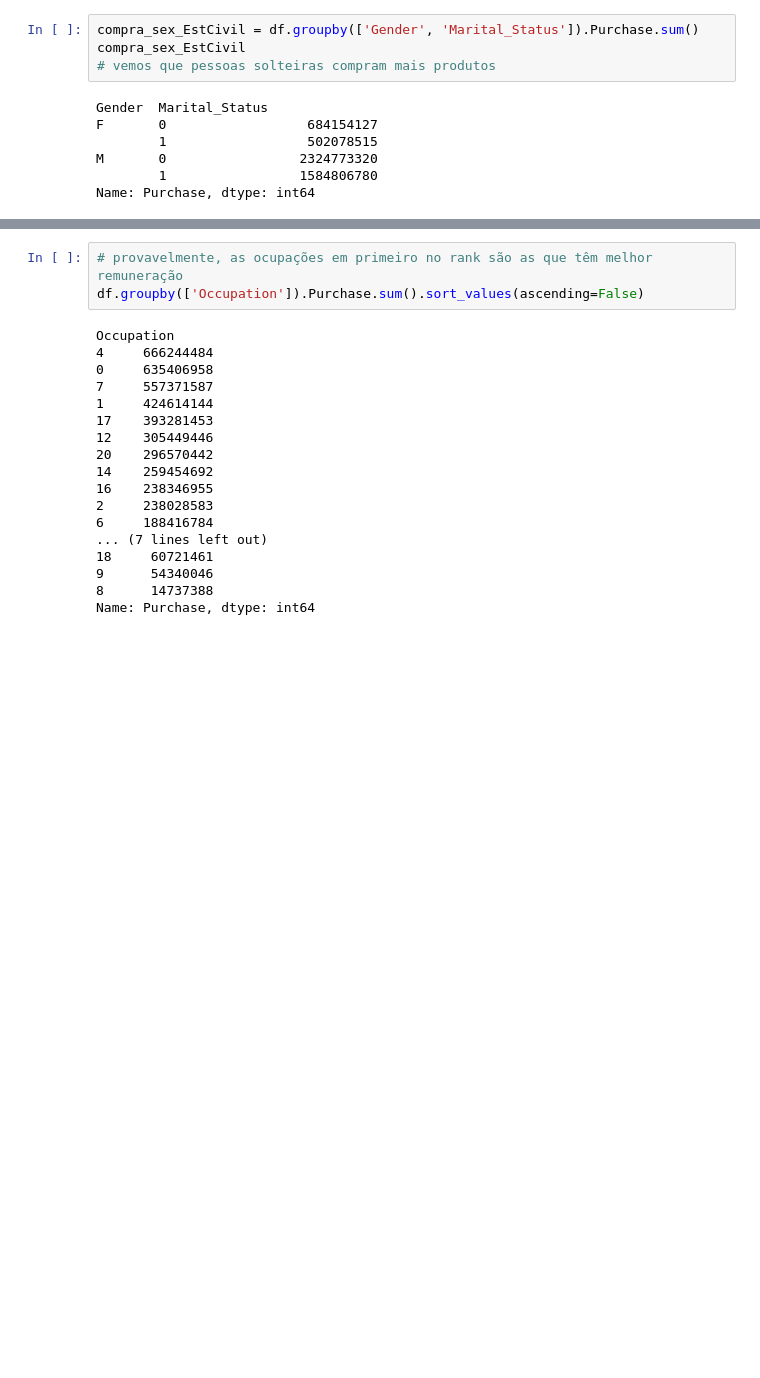
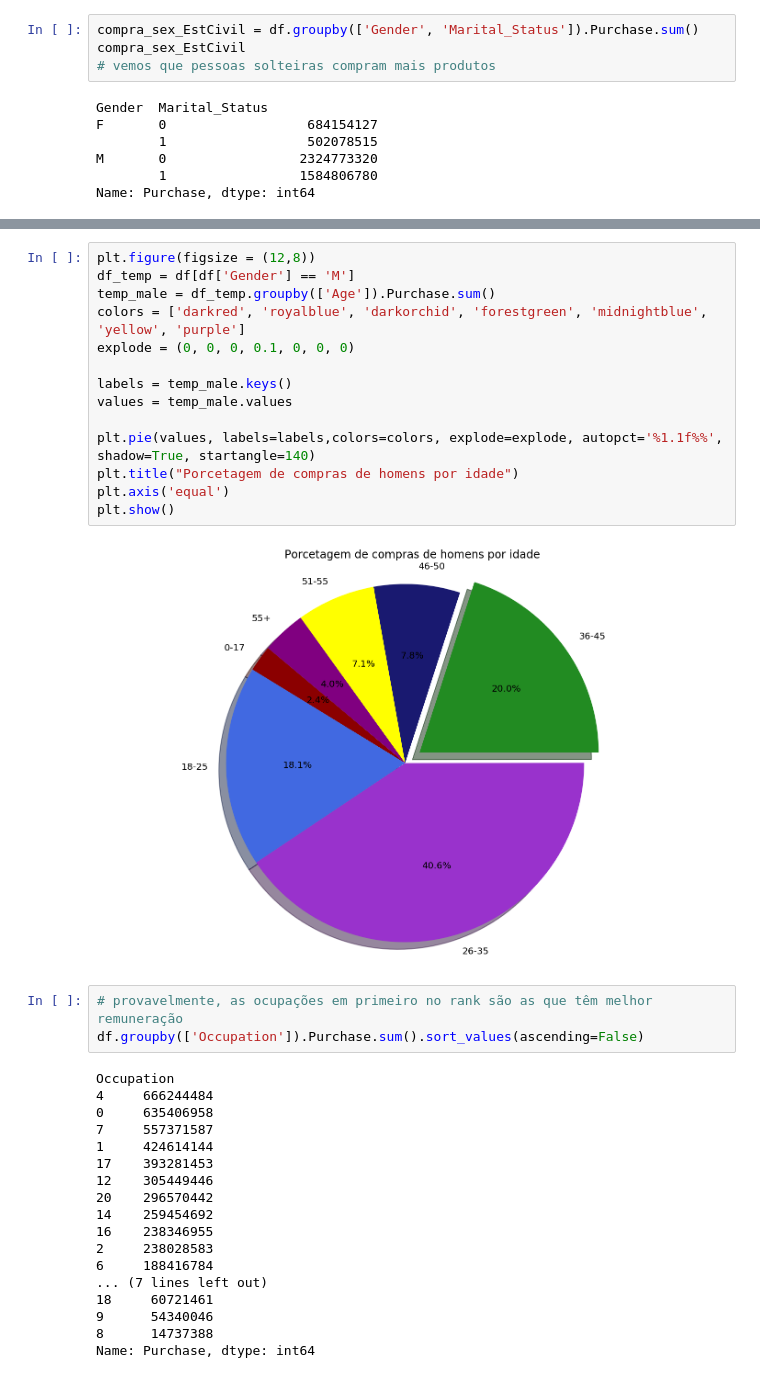
Before and after one commit to BrenoLD94/DataScience-Projects, a Jupyter notebook: <BlackFriday/<Code/Black Friday Code.ipynb, the cells around one changed output, grey strips where cells are left out. Cells and saved outputs as stored; diff of their text form; blank space fills up the shorter version.

```diff
--- a/<BlackFriday/<Code/Black Friday Code.ipynb
+++ b/<BlackFriday/<Code/Black Friday Code.ipynb
@@ -185,3 +217,19 @@ Name: Purchase, dtype: int64
+# %%
+plt.figure(figsize = (12,8))
+df_temp = df[df['Gender'] == 'M']
+temp_male = df_temp.groupby(['Age']).Purchase.sum()
+colors = ['darkred', 'royalblue', 'darkorchid', 'forestgreen', 'midnightblue', 'yellow', 'purple']
+explode = (0, 0, 0, 0.1, 0, 0, 0)
+
+labels = temp_male.keys()
+values = temp_male.values
+
+plt.pie(values, labels=labels,colors=colors, explode=explode, autopct='%1.1f%%', shadow=True, startangle=140)
+plt.title("Porcetagem de compras de homens por idade")
+plt.axis('equal')
+plt.show()
+# %% [output]
+[figure, added]
 # %%
 # provavelmente, as ocupações em primeiro no rank são as que têm melhor remuneração
 df.groupby(['Occupation']).Purchase.sum().sort_values(ascending=False)
```
Also changed, not shown: parts of 27 cells of this notebook.
